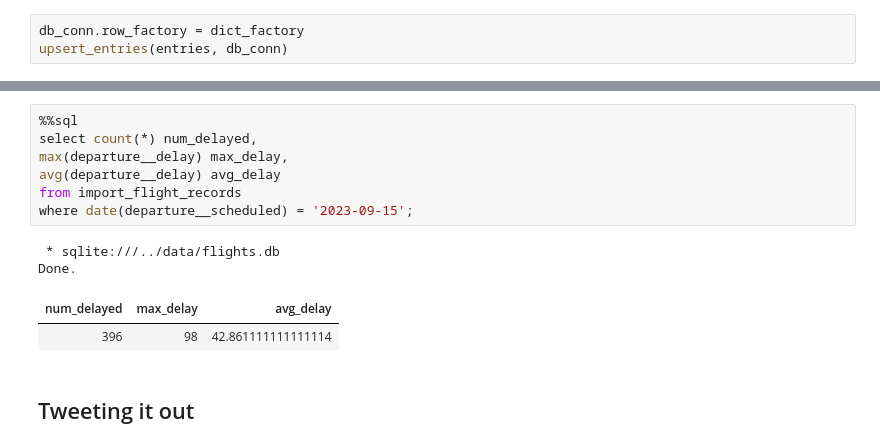
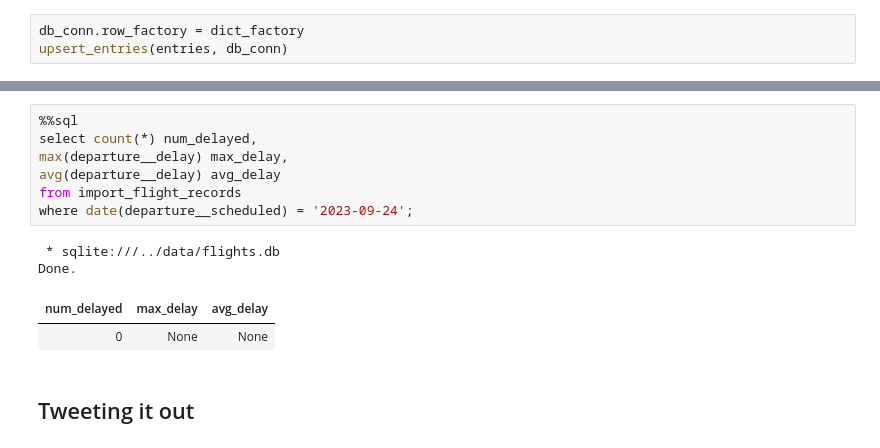
Before and after one commit to vykuang/mh-flight-logs, a Jupyter notebook: notebooks/mvp.ipynb, the cells around one changed output, grey strips where cells are left out. Drawn from its saved outputs; the diff is of its cells as text.

```diff
--- a/notebooks/mvp.ipynb
+++ b/notebooks/mvp.ipynb
@@ -306,15 +297,15 @@ Done.
 # %%
 %%sql
 select count(*) num_delayed,
 max(departure__delay) max_delay,
 avg(departure__delay) avg_delay
 from import_flight_records
-where date(departure__scheduled) = '2023-09-15';
+where date(departure__scheduled) = '2023-09-24';
 # %% [output]
  * sqlite:///../data/flights.db
 Done.
 | num_delayed | max_delay | avg_delay |
-| 396 | 98 | 42.861111111111114 |
+| 0 | None | None |
 # %% [markdown]
 ## Tweeting it out
 # %%
```
Also changed, not shown: parts of 4 cells of this notebook, 5 other files.
